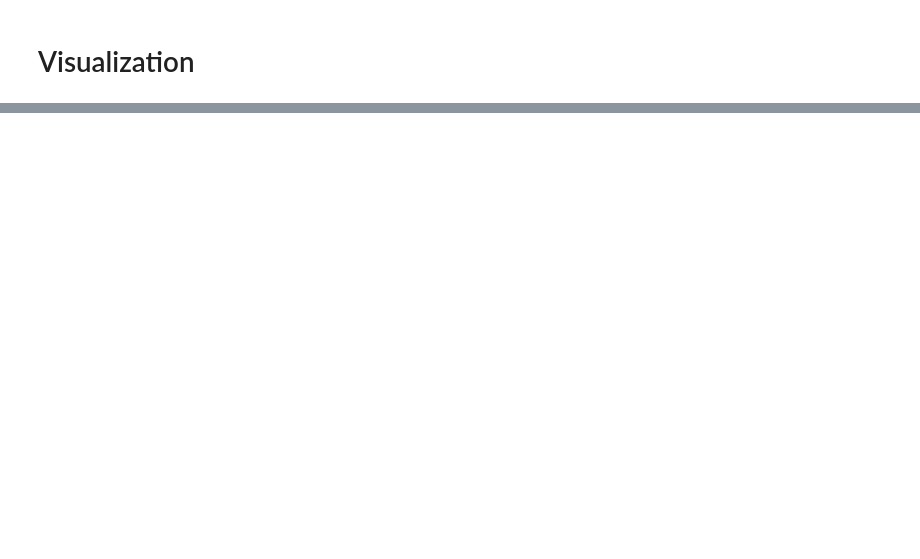
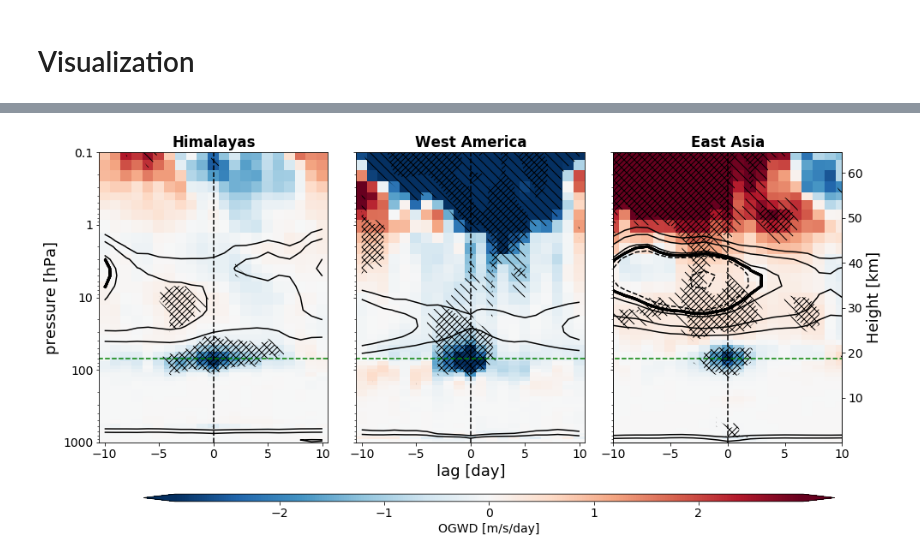
Before and after one commit to kuchaale/wcd_2020, a Jupyter notebook: code/reproduce_Fig8.ipynb, the cells around one changed output, grey strips where cells are left out. Cells and saved outputs as stored; diff of their text form; code cells hidden in the pictures; blank space fills up the shorter version.

```diff
--- a/code/reproduce_Fig8.ipynb
+++ b/code/reproduce_Fig8.ipynb
@@ -240,0 +248,95 @@ accelogw_anomalies_all_20days_profiles_alllags_wsignificance_with-zonalwind.pdf
+# %%
+sel_what = 'absolute'
+n_col = 3
+mpl.rcParams.update({'font.size': 14})
+titles = ['Himalayas', 'West America', 'East Asia']
+fig, axes = plt.subplots(1, n_col, figsize=(14,6), sharey=True)
+i=0
+
+for j,e_type in enumerate(e_type_ls):
+    print(i,e_type)
+    ax = axes.flatten()[i]
+
+    if e_type == 'himalayas':
+        box = sgeom.box(minx=70, maxx=105, miny=20, maxy=42)
+    elif e_type == 'eastasia':
+        box = sgeom.box(minx=110, maxx=145, miny=27.5, maxy=52)
+    elif e_type == 'westamer':
+        box = sgeom.box(minx=-125, maxx=-102.5, miny=27.5, maxy=52)
+
+    box_lats = np.array(box.bounds)[1::2]
+    box_lons = np.array(box.bounds)[::2]
+    box_lons[box_lons < 0] += 360
+
+    sel_dict = dict(lat = slice(box_lats[0], box_lats[1]), \
+                    lon = slice(box_lons[0], box_lons[1]), \
+                    e_type = e_type)
+    #print(sel_dict)
+
+    temp = da_all.sel(**sel_dict).sel(what = 'anomalies').mean(['lat', 'lon'])
+    temp_ua = da_all_ua.sel(**sel_dict).sel(what = sel_what).mean(['lat', 'lon'])
+    #print(temp)
+    add_colorbar = False
+
+    p = (temp*24*3600).T.plot(ax=ax, vmax = 3, extend = 'both', add_colorbar=add_colorbar)
+    temp_ua.T.plot.contour(ax=ax, levels = [-8,-5,-1,1,5,8], \
+                   yincrease = False, colors=('k'), add_colorbar=add_colorbar)
+    temp_ua.T.plot.contour(ax=ax, vmax = 0.01, vmin =-0.01, linewidths = 3, \
+                   yincrease = False, colors=('k'), add_colorbar=add_colorbar)
+
+
+      #p-values hatching
+    plot_kwargs2 = dict(levels = [0,0.05], hatches=['\\\\',None], \
+                                    colors='none', add_colorbar=False, \
+                                     yincrease = False)
+    da_pv_all.sel(e_type = e_type).plot.contourf(ax = ax, **plot_kwargs2)
+    plot_kwargs2['levels'] = [0,0.01]
+    plot_kwargs2['hatches'] = ['////',None]
+    da_pv_all.sel(e_type = e_type).plot.contourf(ax = ax, **plot_kwargs2)
+
+    if i == 0:
+        #ax.legend(e_type_ls)
+        ax.set_ylabel('pressure [hPa]', fontdict=dict(fontsize = 18))
+        ax.set_yticklabels(['1000','100','10','1','0.1'])
+    else:
+        ax.set_ylabel('')
+        ax.set_yticklabels([])
+
+
+    if i==1:
+        ax.set_xlabel('lag [day]', fontdict=dict(fontsize = 18))
+    else:
+        ax.set_xlabel('')
+
+
+
+    ax.set_title(titles[i], fontdict = dict(fontweight = 'bold'))
+
+
+    i+=1
+    ax.set_yscale('log')
+    ax.set_ylim(1000,0.1)
+    ax.hlines(70,-20,90, color = 'green', linestyles='--')
+    ax.vlines(0,1000,0.1, color = 'k', linestyles='--')
+    #if i == 0:
+    fmt = mpl.ticker.FormatStrFormatter("%g")
+    ax.yaxis.set_major_formatter(fmt)
+
+    if (i == 3):
+        ax2 = ax.twinx()
+        ax2.get_shared_y_axes()
+        ax2.axis([-10, 10, 7*np.log(1013.25/1000), 7*np.log(1013.25/0.1)])
+        ax2.tick_params(direction='out', which='both', labelsize=14)
+        ax2.set_ylabel('Height [km]', fontdict=dict(fontsize = 18))
+
+#cbar_ax = fig.add_axes([0.1, -0.1, .8, .05]) #left, bottom, width, height
+cbar_ax = fig.add_axes([0.13, -0.025, .8, .02]) #left, bottom, width, height
+ticks = [-2,-1,0,1,2]
+cb = fig.colorbar(p, cax=cbar_ax, orientation="horizontal", spacing='proportional', extend='both', ticks=ticks)
+cb.set_label(cbar_label)
+
+fig.tight_layout()
+outfile='{}_{}_{}_{}days_profiles_alllags_wsignificance_with-zonalwind.pdf'.format('accelogw', what, 'all', timescale)
+print(outfile)
+#plt.savefig(outfile, bbox_inches='tight')#, dpi = 300)
+# %% [output]
@@ -240,0 +347 @@ accelogw_anomalies_all_20days_profiles_alllags_wsignificance_with-zonalwind.pdf
+[figure, added]
```
Also changed, not shown: parts of 9 cells of this notebook, 5 other files.
